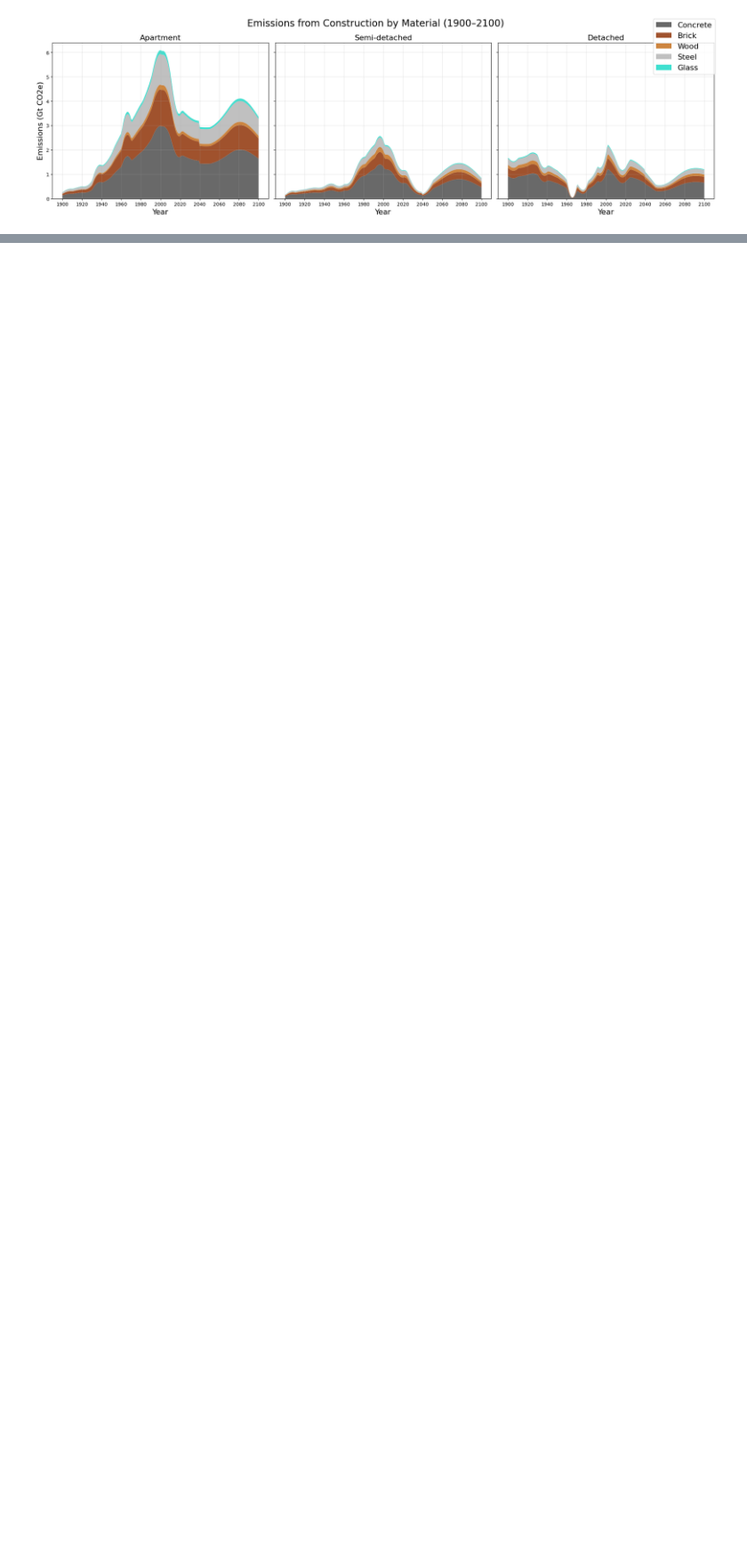
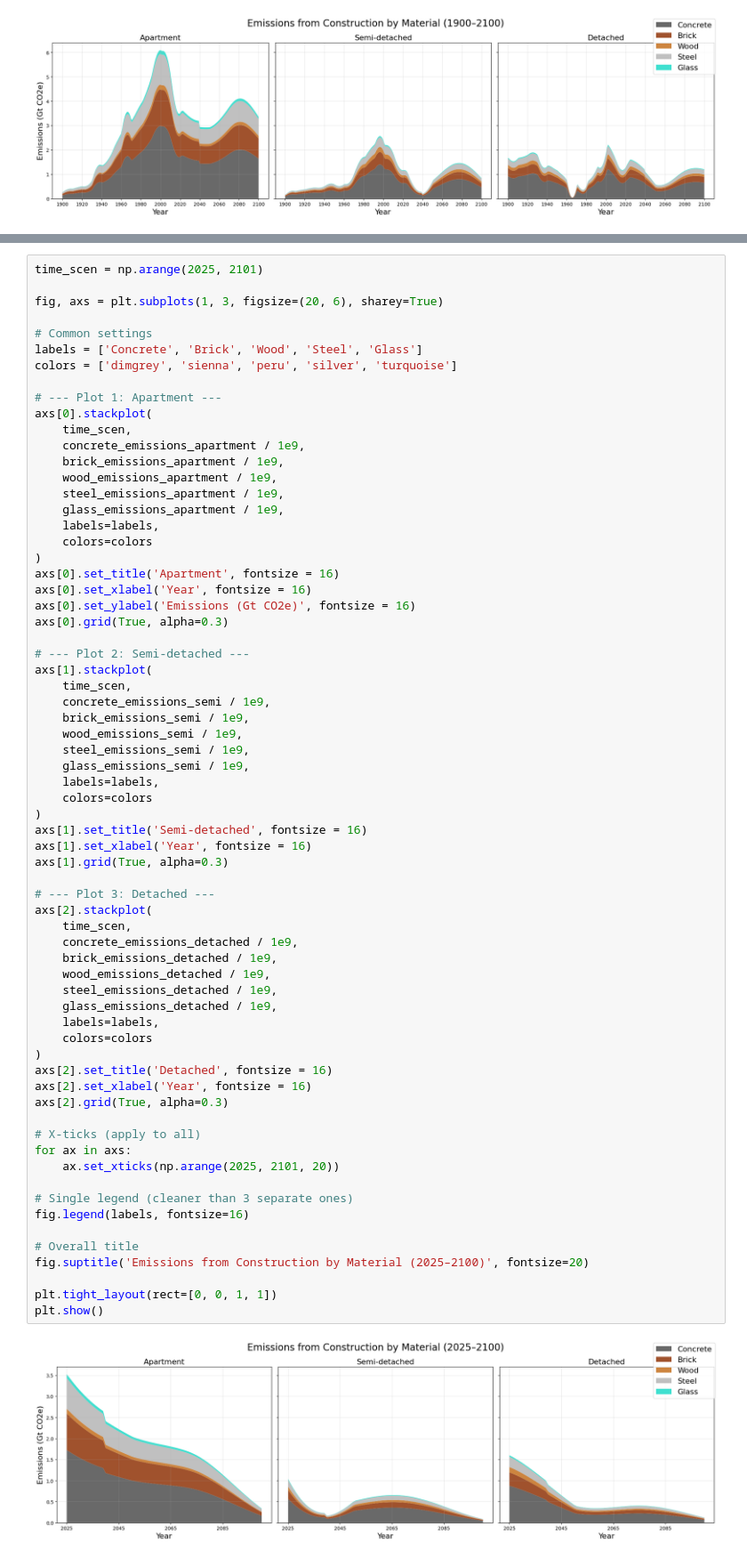
Before and after one commit to tdhunn01-design/MFA2, a Jupyter notebook: PPD_POP_Multiplied.ipynb, the cells around one changed output, grey strips where cells are left out. Shown at 89% size. Drawn from its saved outputs; the diff is of its cells as text; blank space fills up the shorter version.

```diff
--- a/PPD_POP_Multiplied.ipynb
+++ b/PPD_POP_Multiplied.ipynb
@@ -1041,0 +1123,69 @@ plt.show()
+# %%
+time_scen = np.arange(2025, 2101)
+
+fig, axs = plt.subplots(1, 3, figsize=(20, 6), sharey=True)
+
+# Common settings
+labels = ['Concrete', 'Brick', 'Wood', 'Steel', 'Glass']
+colors = ['dimgrey', 'sienna', 'peru', 'silver', 'turquoise']
+
+# --- Plot 1: Apartment ---
+axs[0].stackplot(
+    time_scen,
+    concrete_emissions_apartment / 1e9,
+    brick_emissions_apartment / 1e9,
+    wood_emissions_apartment / 1e9,
+    steel_emissions_apartment / 1e9,
+    glass_emissions_apartment / 1e9,
+    labels=labels,
+    colors=colors
+)
+axs[0].set_title('Apartment', fontsize = 16)
+axs[0].set_xlabel('Year', fontsize = 16)
+axs[0].set_ylabel('Emissions (Gt CO2e)', fontsize = 16)
+axs[0].grid(True, alpha=0.3)
+
+# --- Plot 2: Semi-detached ---
+axs[1].stackplot(
+    time_scen,
+    concrete_emissions_semi / 1e9,
+    brick_emissions_semi / 1e9,
+    wood_emissions_semi / 1e9,
+    steel_emissions_semi / 1e9,
+    glass_emissions_semi / 1e9,
+    labels=labels,
+    colors=colors
+)
+axs[1].set_title('Semi-detached', fontsize = 16)
+axs[1].set_xlabel('Year', fontsize = 16)
+axs[1].grid(True, alpha=0.3)
+
+# --- Plot 3: Detached ---
+axs[2].stackplot(
+    time_scen,
+    concrete_emissions_detached / 1e9,
+    brick_emissions_detached / 1e9,
+    wood_emissions_detached / 1e9,
+    steel_emissions_detached / 1e9,
+    glass_emissions_detached / 1e9,
+    labels=labels,
+    colors=colors
+)
+axs[2].set_title('Detached', fontsize = 16)
+axs[2].set_xlabel('Year', fontsize = 16)
+axs[2].grid(True, alpha=0.3)
+
+# X-ticks (apply to all)
+for ax in axs:
+    ax.set_xticks(np.arange(2025, 2101, 20))
+
+# Single legend (cleaner than 3 separate ones)
+fig.legend(labels, fontsize=16)
+
+# Overall title
+fig.suptitle('Emissions from Construction by Material (2025–2100)', fontsize=20)
+
+plt.tight_layout(rect=[0, 0, 1, 1])
+plt.show()
+# %% [output]
+[figure, added]
```
Also changed, not shown: parts of 9 cells of this notebook, 9 other files.
